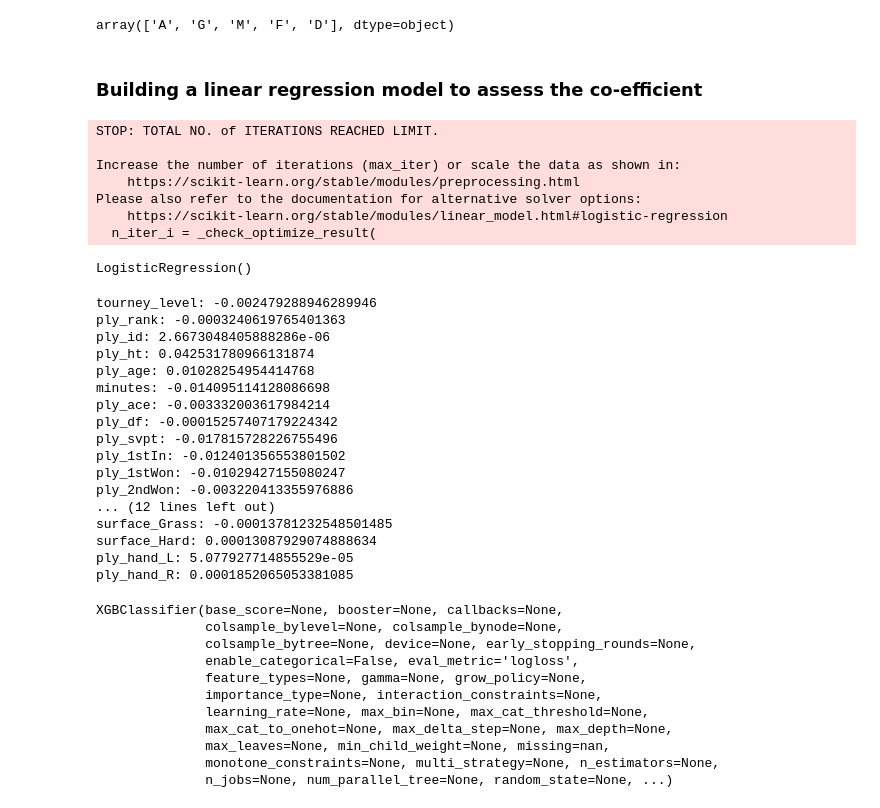
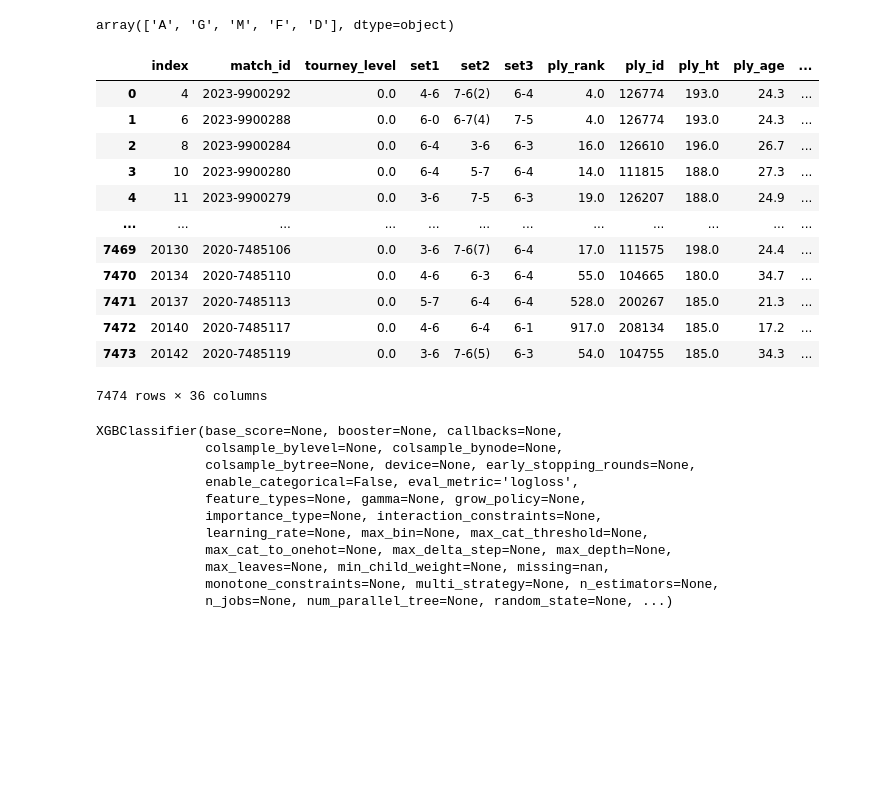
Before and after one commit to sshettyongit/ATP_dissertation, a Jupyter notebook: ML_atp.ipynb, the cells around one changed output. Saved outputs shown, nothing was run; the diff lists cells and outputs as text; code cells hidden in the pictures; blank space fills up the shorter version.

```diff
--- a/ML_atp.ipynb
+++ b/ML_atp.ipynb
@@ -420,6 +416,22 @@ ply_stats_enc['set3_won'].dropna(axis= 0,inplace=True)
 # %%
 cleaned = ply_stats_enc.dropna(axis=0)
 cleaned.reset_index(inplace=True)
+# %%
+cleaned
+# %% [output]
+|  | index | match_id | tourney_level | set1 | set2 | set3 | ply_rank | ply_id | ply_ht | ply_age | ... |
+| 0 | 4 | 2023-9900292 | 0.0 | 4-6 | 7-6(2) | 6-4 | 4.0 | 126774 | 193.0 | 24.3 | ... |
+| 1 | 6 | 2023-9900288 | 0.0 | 6-0 | 6-7(4) | 7-5 | 4.0 | 126774 | 193.0 | 24.3 | ... |
+| 2 | 8 | 2023-9900284 | 0.0 | 6-4 | 3-6 | 6-3 | 16.0 | 126610 | 196.0 | 26.7 | ... |
+| 3 | 10 | 2023-9900280 | 0.0 | 6-4 | 5-7 | 6-4 | 14.0 | 111815 | 188.0 | 27.3 | ... |
+| 4 | 11 | 2023-9900279 | 0.0 | 3-6 | 7-5 | 6-3 | 19.0 | 126207 | 188.0 | 24.9 | ... |
+| ... | ... | ... | ... | ... | ... | ... | ... | ... | ... | ... | ... |
+| 7469 | 20130 | 2020-7485106 | 0.0 | 3-6 | 7-6(7) | 6-4 | 17.0 | 111575 | 198.0 | 24.4 | ... |
+| 7470 | 20134 | 2020-7485110 | 0.0 | 4-6 | 6-3 | 6-4 | 55.0 | 104665 | 180.0 | 34.7 | ... |
+| 7471 | 20137 | 2020-7485113 | 0.0 | 5-7 | 6-4 | 6-4 | 528.0 | 200267 | 185.0 | 21.3 | ... |
+| 7472 | 20140 | 2020-7485117 | 0.0 | 4-6 | 6-4 | 6-1 | 917.0 | 208134 | 185.0 | 17.2 | ... |
+| 7473 | 20142 | 2020-7485119 | 0.0 | 3-6 | 7-6(5) | 6-3 | 54.0 | 104755 | 185.0 | 34.3 | ... |
+7474 rows × 36 columns
 # %%
 features = [ 'tourney_level',  'ply_rank',
        'ply_id', 'ply_ht', 'ply_age', 'minutes', 'ply_ace', 'ply_df',
@@ -431,49 +443,6 @@ features = [ 'tourney_level',  'ply_rank',
 target =['set3_won']
 X = cleaned[features]
 y = cleaned[target]
-# %% [markdown]
-### Building a linear regression model to assess the co-efficient
-# %%
-from sklearn.model_selection import train_test_split
-from sklearn.linear_model import LogisticRegression
-
-X_train, X_test, y_train, y_test = train_test_split(X, y, test_size=0.2, random_state=42)
-model = LogisticRegression()
-model.fit(X_train, y_train)
-# %% [output]
-STOP: TOTAL NO. of ITERATIONS REACHED LIMIT.
-
-Increase the number of iterations (max_iter) or scale the data as shown in:
-    https://scikit-learn.org/stable/modules/preprocessing.html
-Please also refer to the documentation for alternative solver options:
-    https://scikit-learn.org/stable/modules/linear_model.html#logistic-regression
-  n_iter_i = _check_optimize_result(
-LogisticRegression()
-# %%
-coefficients = model.coef_
-feature_names = X.columns
-
-# Print coefficients with corresponding feature names
-for feature, coef in zip(feature_names, coefficients[0]):
-    print(f"{feature}: {coef}")
-# %% [output]
-tourney_level: -0.002479288946289946
-ply_rank: -0.0003240619765401363
-ply_id: 2.6673048405888286e-06
-ply_ht: 0.042531780966131874
-ply_age: 0.01028254954414768
-minutes: -0.014095114128086698
-ply_ace: -0.003332003617984214
-ply_df: -0.00015257407179224342
-ply_svpt: -0.017815728226755496
-ply_1stIn: -0.012401356553801502
-ply_1stWon: -0.01029427155080247
-ply_2ndWon: -0.003220413355976886
-... (12 lines left out)
-surface_Grass: -0.00013781232548501485
-surface_Hard: 0.00013087929074888634
-ply_hand_L: 5.077927714855529e-05
-ply_hand_R: 0.0001852065053381085
 # %%
 from sklearn.metrics import accuracy_score, classification_report, roc_auc_score
 import xgboost as xgb
```
Also changed, not shown: parts of 17 cells of this notebook, 4 other files.
